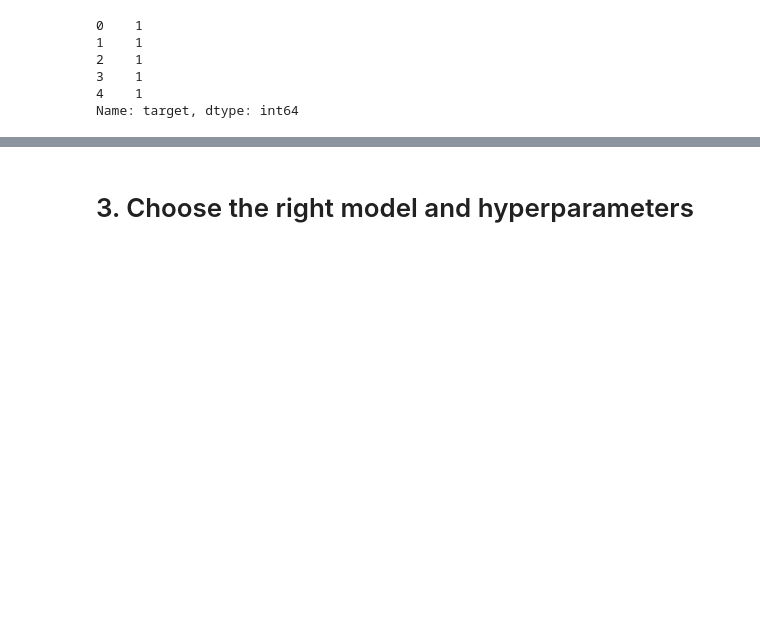
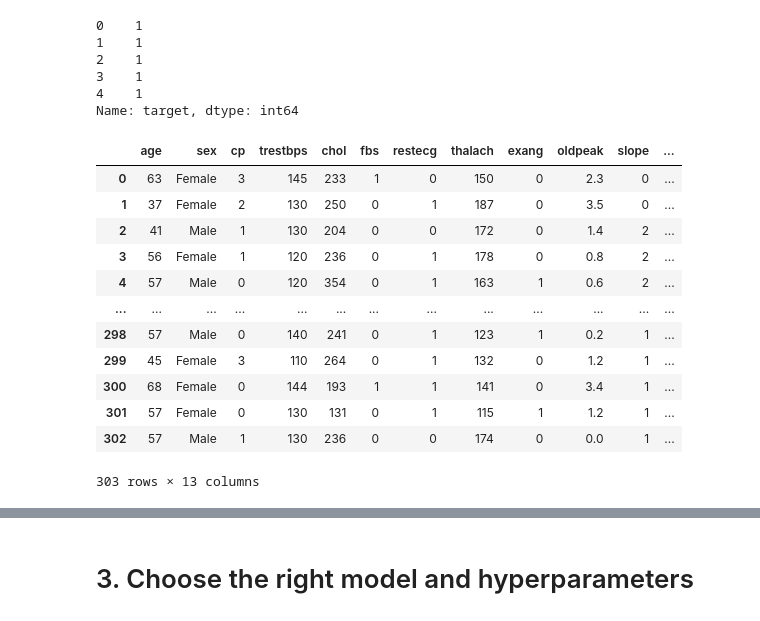
Before and after one commit to okind/DataScience, a Jupyter notebook: Python/introToScikitlearn.ipynb, the cells around one changed output, grey strips where cells are left out. Cells and saved outputs as stored; diff of their text form; code cells hidden in the pictures; blank space fills up the shorter version.

```diff
--- a/Python/introToScikitlearn.ipynb
+++ b/Python/introToScikitlearn.ipynb
@@ -57,3 +59,29 @@ Y.head()
 3    1
 4    1
 Name: target, dtype: int64
+# %%
+#Three main things we have to do with data to be used with ML
+## 1. Split the data into features and labels (X and Y)
+## 2. Filling (imputing) or disregarding missing values
+## 3. Converting non-numerical values to numerical (called feature encoding)
+
+## Wrangling data (munging)  - clear, transform, reduce data to make it useful.
+
+# Let's change sex column type to string
+X_categorical = X
+X_categorical['sex'] = X_categorical['sex'].apply(lambda v: 'Female' if v == 1 else 'Male')
+X_categorical
+# %% [output]
+|  | age | sex | cp | trestbps | chol | fbs | restecg | thalach | exang | oldpeak | slope | ... |
+| 0 | 63 | Female | 3 | 145 | 233 | 1 | 0 | 150 | 0 | 2.3 | 0 | ... |
+| 1 | 37 | Female | 2 | 130 | 250 | 0 | 1 | 187 | 0 | 3.5 | 0 | ... |
+| 2 | 41 | Male | 1 | 130 | 204 | 0 | 0 | 172 | 0 | 1.4 | 2 | ... |
+| 3 | 56 | Female | 1 | 120 | 236 | 0 | 1 | 178 | 0 | 0.8 | 2 | ... |
+| 4 | 57 | Male | 0 | 120 | 354 | 0 | 1 | 163 | 1 | 0.6 | 2 | ... |
+| ... | ... | ... | ... | ... | ... | ... | ... | ... | ... | ... | ... | ... |
+| 298 | 57 | Male | 0 | 140 | 241 | 0 | 1 | 123 | 1 | 0.2 | 1 | ... |
+| 299 | 45 | Female | 3 | 110 | 264 | 0 | 1 | 132 | 0 | 1.2 | 1 | ... |
+| 300 | 68 | Female | 0 | 144 | 193 | 1 | 1 | 141 | 0 | 3.4 | 1 | ... |
+| 301 | 57 | Female | 0 | 130 | 131 | 0 | 1 | 115 | 1 | 1.2 | 1 | ... |
+| 302 | 57 | Male | 1 | 130 | 236 | 0 | 0 | 174 | 0 | 0.0 | 1 | ... |
+303 rows × 13 columns
```
Also changed, not shown: parts of 26 cells of this notebook, 2 other files.
